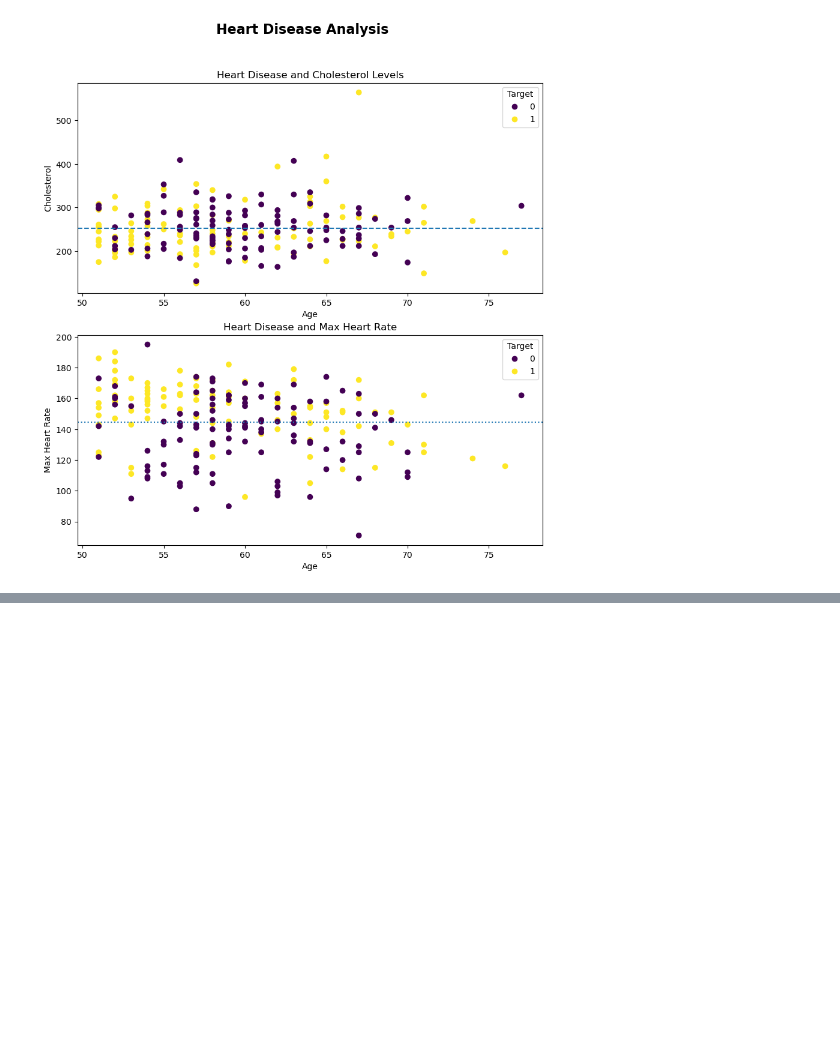
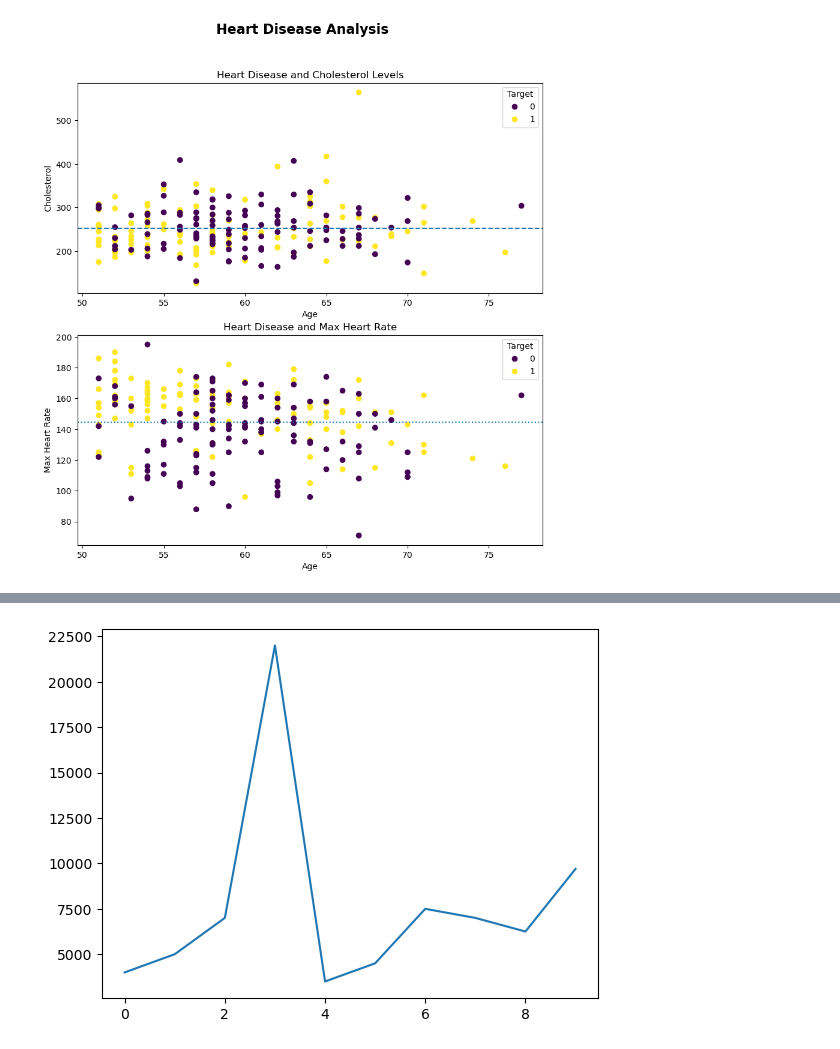
Before and after one commit to rajdip20/code-recall, a Jupyter notebook: Machine Learning/About Matplotlib/Matplotlib.ipynb, the cells around one changed output, grey strips where cells are left out. Saved outputs shown, nothing was run; the diff lists cells and outputs as text; code cells hidden in the pictures; blank space fills up the shorter version.

```diff
--- a/Machine Learning/About Matplotlib/Matplotlib.ipynb
+++ b/Machine Learning/About Matplotlib/Matplotlib.ipynb
@@ -442,0 +475,4 @@ fig.suptitle('Heart Disease Analysis', fontsize=16, fontweight='bold');
+# %%
+car_sales['Price'].plot();
+# %% [output]
+[figure, added]
```
Also changed, not shown: parts of 23 cells of this notebook.
